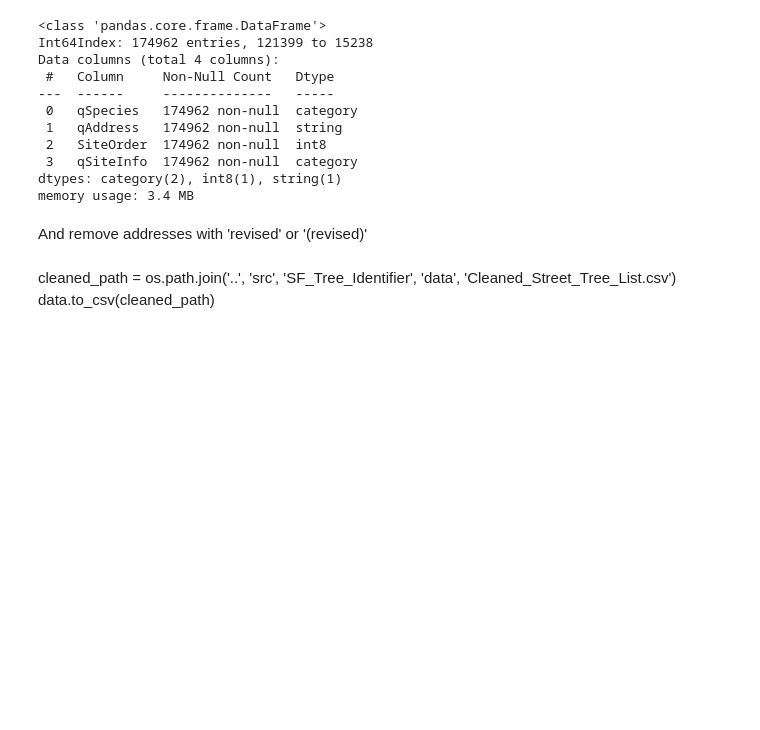
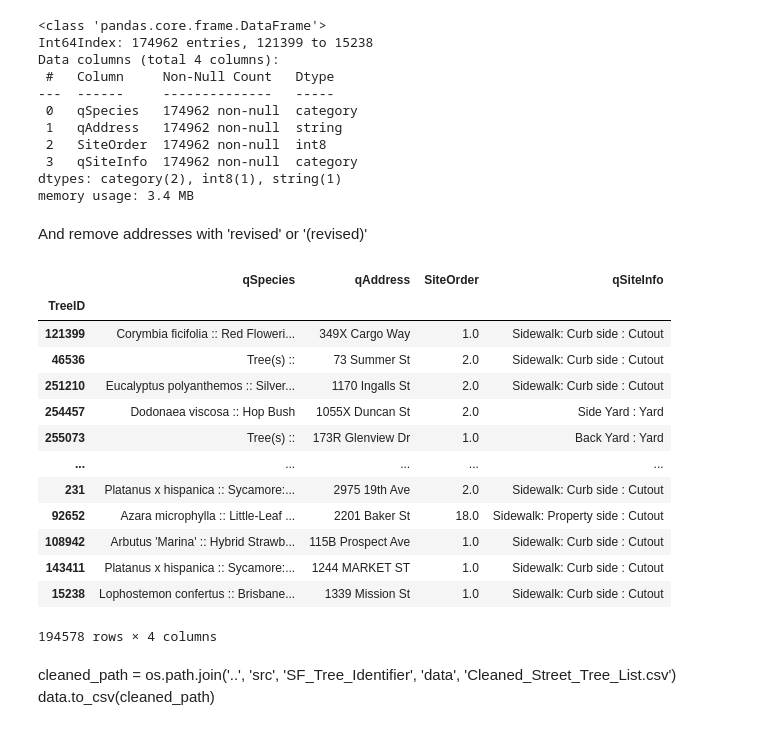
Before and after one commit to zcook7904/SF_Tree_Identifier, a Jupyter notebook: notebooks/data_cleaning.ipynb, the cells around one changed output. Drawn from its saved outputs; the diff is of its cells as text; code cells hidden in the pictures; blank space fills up the shorter version.

```diff
--- a/notebooks/data_cleaning.ipynb
+++ b/notebooks/data_cleaning.ipynb
@@ -175,6 +175,23 @@ memory usage: 3.4 MB
 And remove addresses with 'revised' or '(revised)'
 # %%
 data.qAddress = data.qAddress.str.replace('[(]?revised[)]?', '', regex=True)
+# %%
+data.loc[~data.qAddress.str.contains('STAIRWAY')]
+# %% [output]
+|  | qSpecies | qAddress | SiteOrder | qSiteInfo |
+| TreeID |  |  |  |  |
+| 121399 | Corymbia ficifolia :: Red Floweri... | 349X Cargo Way | 1.0 | Sidewalk: Curb side : Cutout |
+| 46536 | Tree(s) :: | 73 Summer St | 2.0 | Sidewalk: Curb side : Cutout |
+| 251210 | Eucalyptus polyanthemos :: Silver... | 1170 Ingalls St | 2.0 | Sidewalk: Curb side : Cutout |
+| 254457 | Dodonaea viscosa :: Hop Bush | 1055X Duncan St | 2.0 | Side Yard : Yard |
+| 255073 | Tree(s) :: | 173R Glenview Dr | 1.0 | Back Yard : Yard |
+| ... | ... | ... | ... | ... |
+| 231 | Platanus x hispanica :: Sycamore:... | 2975 19th Ave | 2.0 | Sidewalk: Curb side : Cutout |
+| 92652 | Azara microphylla :: Little-Leaf ... | 2201 Baker St | 18.0 | Sidewalk: Property side : Cutout |
+| 108942 | Arbutus 'Marina' :: Hybrid Strawb... | 115B Prospect Ave | 1.0 | Sidewalk: Curb side : Cutout |
+| 143411 | Platanus x hispanica :: Sycamore:... | 1244 MARKET ST | 1.0 | Sidewalk: Curb side : Cutout |
+| 15238 | Lophostemon confertus :: Brisbane... | 1339 Mission St | 1.0 | Sidewalk: Curb side : Cutout |
+194578 rows × 4 columns
 # %% [markdown]
 cleaned_path = os.path.join('..', 'src', 'SF_Tree_Identifier', 'data', 'Cleaned_Street_Tree_List.csv')
 data.to_csv(cleaned_path)
```
Also changed, not shown: 2 other files.
